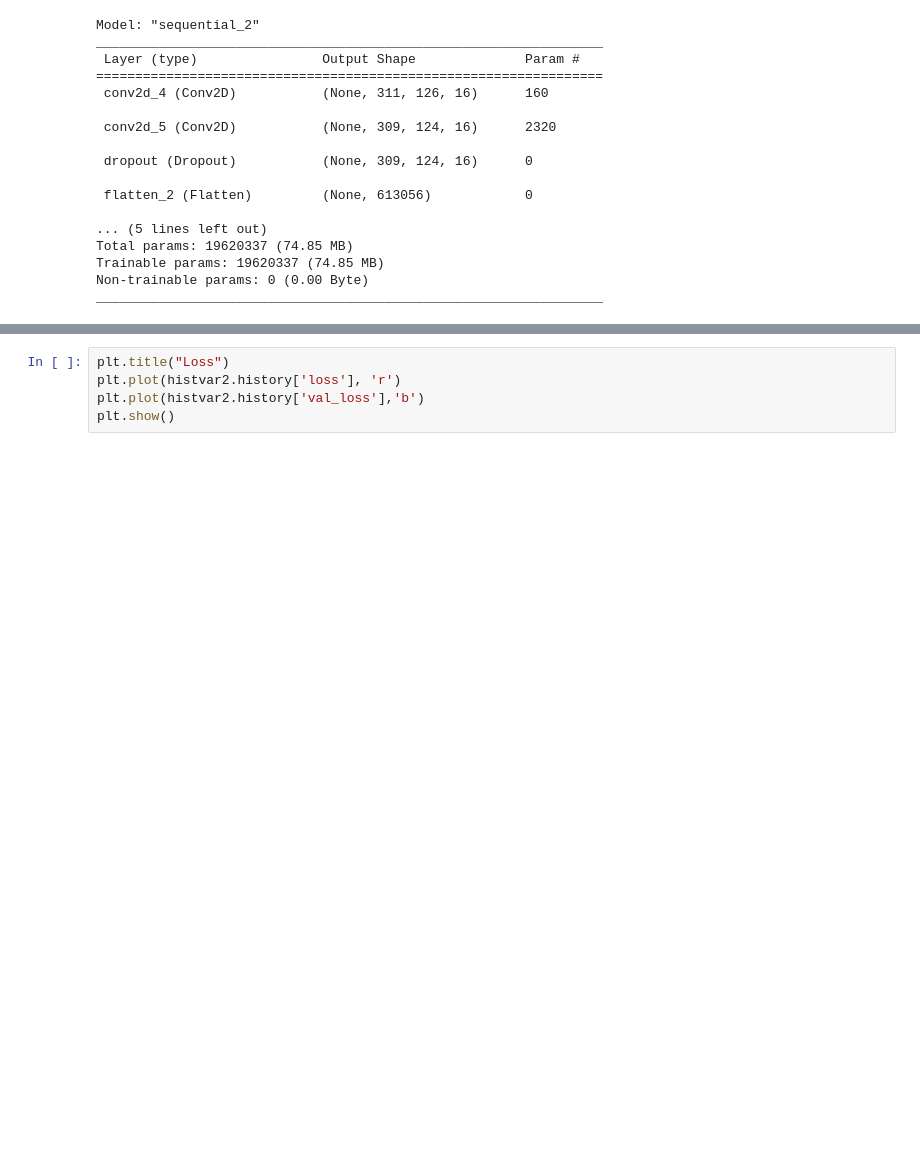
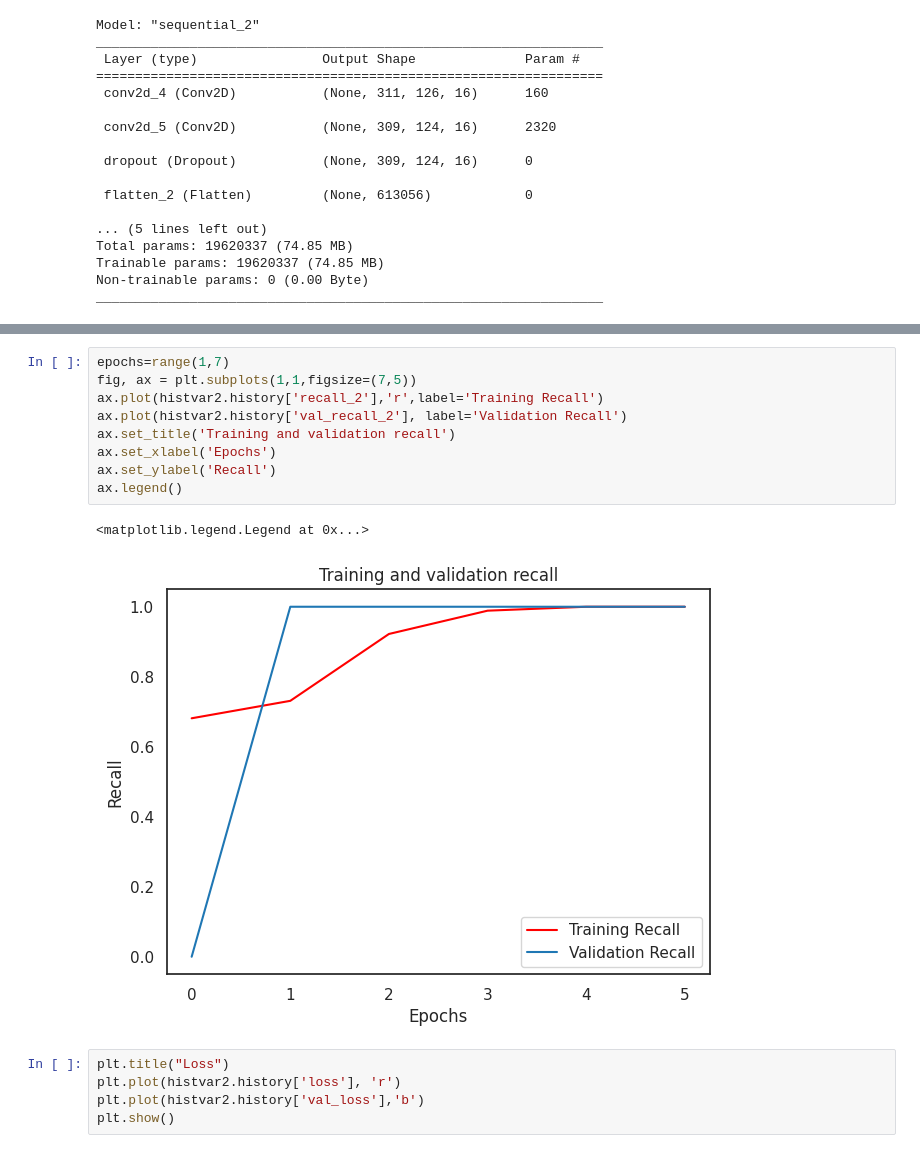
Before and after one commit to pawelszajwaj/Segregation, a Jupyter notebook: Main.ipynb, the cells around one changed output, grey strips where cells are left out. Cells and saved outputs as stored; diff of their text form; blank space fills up the shorter version.

```diff
--- a/Main.ipynb
+++ b/Main.ipynb
@@ -559,3 +594,15 @@ Epoch 1/6
+# %%
+epochs=range(1,7)
+fig, ax = plt.subplots(1,1,figsize=(7,5))
+ax.plot(histvar2.history['recall_2'],'r',label='Training Recall')
+ax.plot(histvar2.history['val_recall_2'], label='Validation Recall')
+ax.set_title('Training and validation recall')
+ax.set_xlabel('Epochs')
+ax.set_ylabel('Recall')
+ax.legend()
+# %% [output]
+<matplotlib.legend.Legend at 0x...>
+[figure, added]
 # %%
 plt.title("Loss")
 plt.plot(histvar2.history['loss'], 'r')
```
Also changed, not shown: parts of 5 cells of this notebook.
